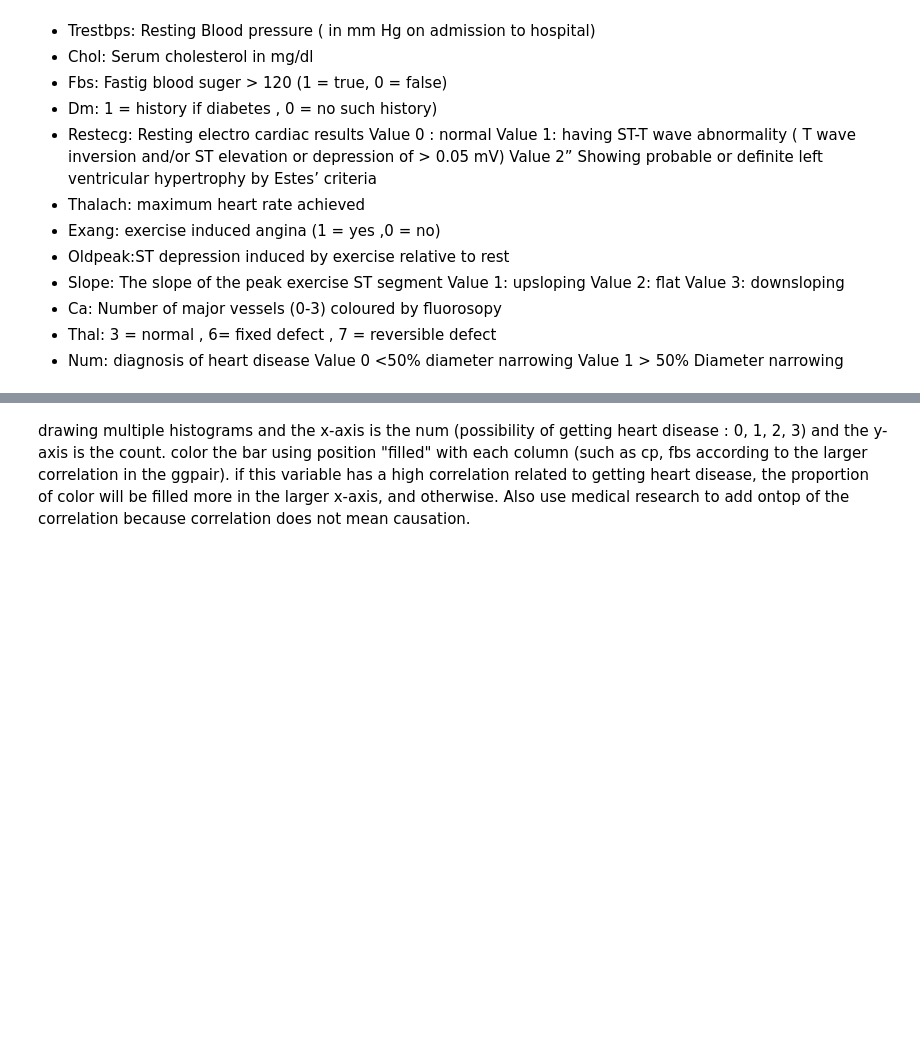
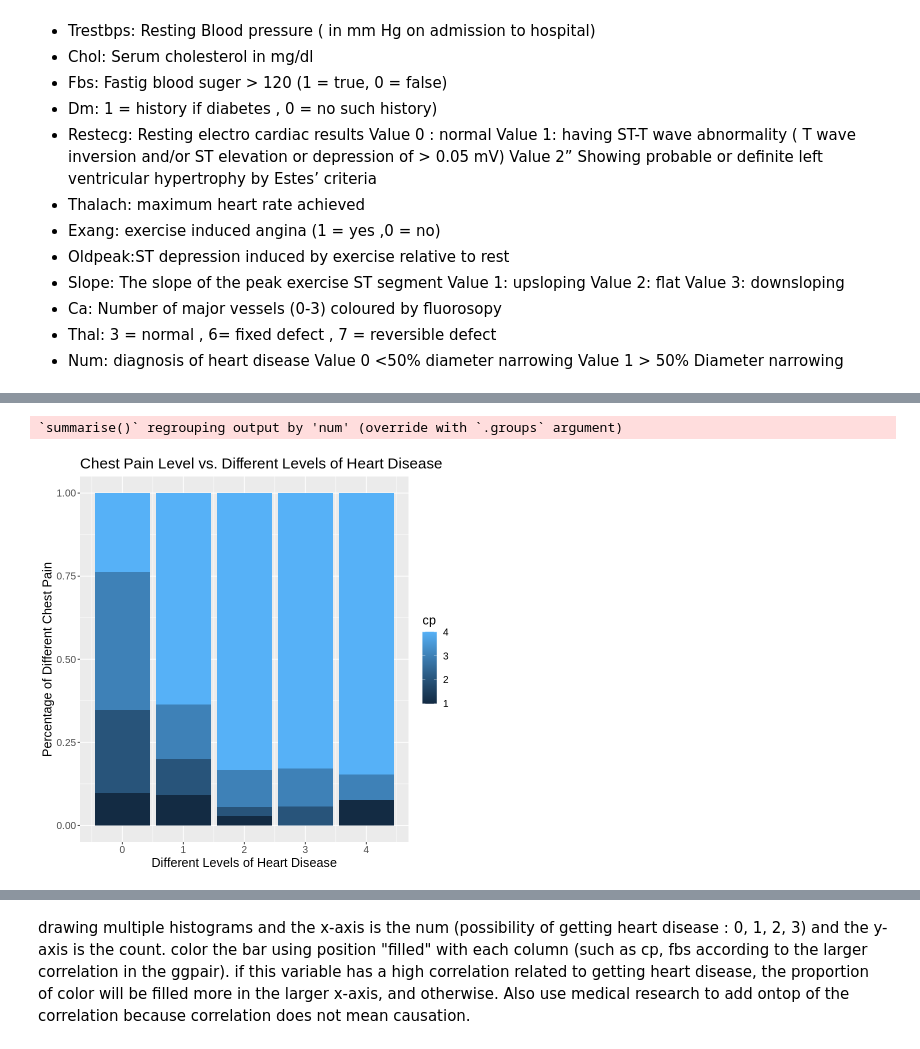
Before and after one commit to oliviahe0111/Heart-Disease-Data, a Jupyter notebook: heart_disease_data.ipynb, the cells around one changed output, grey strips where cells are left out. Drawn from its saved outputs; the diff is of its cells as text; code cells hidden in the pictures; blank space fills up the shorter version.

```diff
--- a/heart_disease_data.ipynb
+++ b/heart_disease_data.ipynb
@@ -72,11 +113,19 @@ correlation_plot
 # %%
+options(repr.plot.width = 7, repr.plot.height = 7)
+
 cp_vs_num <- heart_disease_data %>%
             select(num, cp) %>%
             group_by(num, cp) %>%
             summarize(n = n()) %>%
             ggplot(aes(x = num, y = n, fill = cp)) +
-            geom_bar(stat = "identity",position = "fill")
+            labs(x="Different Levels of Heart Disease", y= "Percentage of Different Chest Pain")+
+            geom_bar(stat = "identity",position = "fill") +
+            ggtitle("Chest Pain Level vs. Different Levels of Heart Disease")+
+            theme(text = element_text(size = 15))
 cp_vs_num
+# %% [output]
+`summarise()` regrouping output by 'num' (override with `.groups` argument)
+[figure, added]
 # %%
 thalach_vs_num <- heart_disease_data %>%
             select(num, thalach) %>%
```
Also changed, not shown: parts of 47 cells of this notebook.
